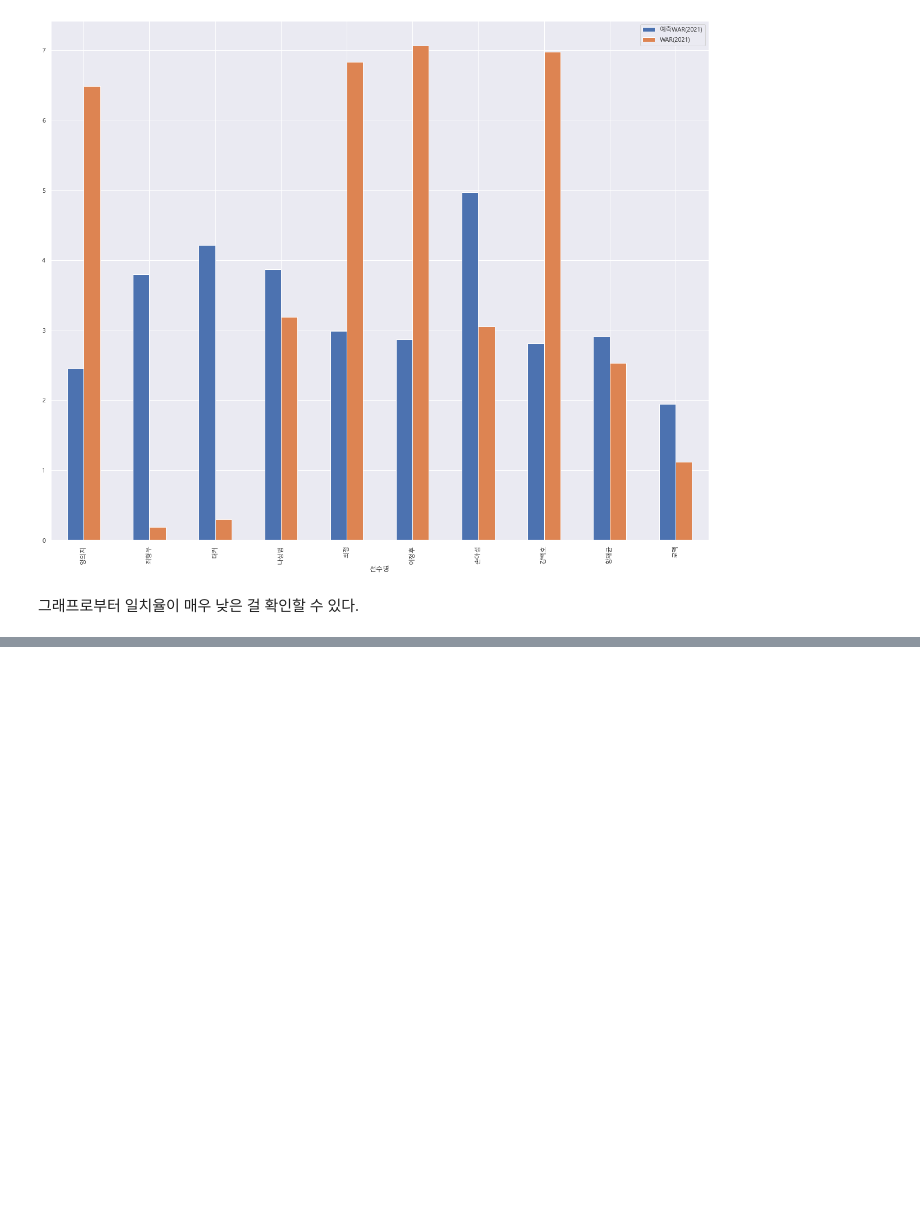
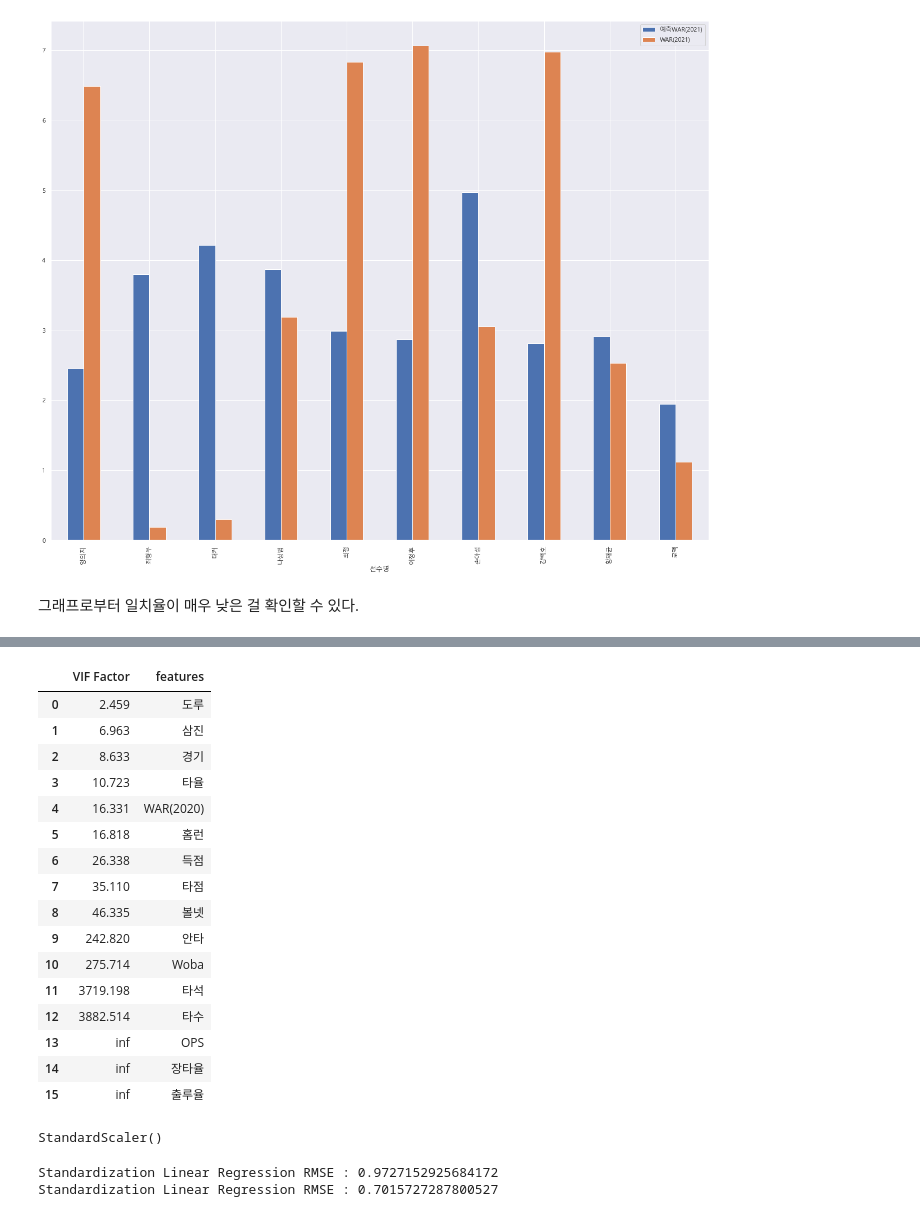
Before and after one commit to Moojun/study_ML, a Jupyter notebook: project/src/baseball_WAR_prediction.ipynb, the cells around one changed output, grey strips where cells are left out. Saved outputs shown, nothing was run; the diff lists cells and outputs as text; code cells hidden in the pictures; blank space fills up the shorter version.

```diff
--- a/project/src/baseball_WAR_prediction.ipynb
+++ b/project/src/baseball_WAR_prediction.ipynb
@@ -453,10 +517,28 @@ from statsmodels.stats.outliers_influence import variance_inflation_factor
 # %%
-# X = baseball_df[baseball_df.columns.difference(['선수명',  'y'])]
-X = baseball_df[baseball_df.columns.difference(['선수명',  'y'])]
+X2 = baseball_df_scaled[baseball_df_scaled.columns.difference(['선수명',
+        'Hero', 'KIA', 'KT', 'LG', 'NC', 'SK', '두산', '롯데', '삼성', '한화', 'y'])]
+
 
 vif = pd.DataFrame()
-vif["VIF Factor"] = [variance_inflation_factor(X.values, i) for i in range(X.shape[1])]
-vif["features"] = X.columns
+vif["VIF Factor"] = [variance_inflation_factor(X2.values, i) for i in range(X2.shape[1])]
+vif["features"] = X2.columns
 vif = vif.sort_values("VIF Factor").reset_index(drop=True)
 vif
-# 15를 넘으면 공산성에 문제 있음
+# %% [output]
+|  | VIF Factor | features |
+| 0 | 2.459 | 도루 |
+| 1 | 6.963 | 삼진 |
+| 2 | 8.633 | 경기 |
+| 3 | 10.723 | 타율 |
+| 4 | 16.331 | WAR(2020) |
+| 5 | 16.818 | 홈런 |
+| 6 | 26.338 | 득점 |
+| 7 | 35.110 | 타점 |
+| 8 | 46.335 | 볼넷 |
+| 9 | 242.820 | 안타 |
+| 10 | 275.714 | Woba |
+| 11 | 3719.198 | 타석 |
+| 12 | 3882.514 | 타수 |
+| 13 | inf | OPS |
+| 14 | inf | 장타율 |
+| 15 | inf | 출루율 |
@@ -463,28 +548,9 @@ vif
 # %%
-# 적절한 feature로 다시 학습하기
-X = baseball_df[['도루', '삼진', '경기', '타율', 'WAR(2020)', '홈런', '득점', '타점', '볼넷']]
-y = baseball_df['y']
-
-x_train, x_test, y_train, y_test = train_test_split(X, y, test_size = 0.2, random_state = 1)
-
-
-base_drop = baseball_df.drop(['선수명', 'Hero', 'KIA', 'KT', 'LG', 'NC', 'SK',
-'타석', '타수', '안타', '출루율', '장타율', 'OPS', 'Woba',
-                              '두산', '롯데', '삼성', '한화', 'y'], axis = 1)
-
-# 정규화(Standardization) 수행
-st_scalar = StandardScaler()
-st_scalar.fit(base_drop)
-standard_scaled = st_scalar.transform(base_drop)
-
-baseball_df_scaled2 = pd.DataFrame(data = standard_scaled, columns=['도루', '삼진',
-                      '경기', '타율',  'WAR(2020)', '홈런', '득점', '타점', '볼넷'])
-
-standard_model = LinearRegression()
-standard_model = standard_model.fit(x_train, y_train)
-pred = standard_model.predict(x_test)
-
-standard_LR_rmse2 = np.sqrt(mean_squared_error(y_test, pred))
+# %% [output]
+StandardScaler()
 # %%
+print(f'Standardization Linear Regression RMSE : {LR_rmse}')
 print(f'Standardization Linear Regression RMSE : {standard_LR_rmse}')
-print(f'Standardization Linear Regression RMSE : {standard_LR_rmse2}')
+# %% [output]
+Standardization Linear Regression RMSE : 0.9727152925684172
+Standardization Linear Regression RMSE : 0.7015727287800527
```
Also changed, not shown: parts of 19 cells of this notebook.
